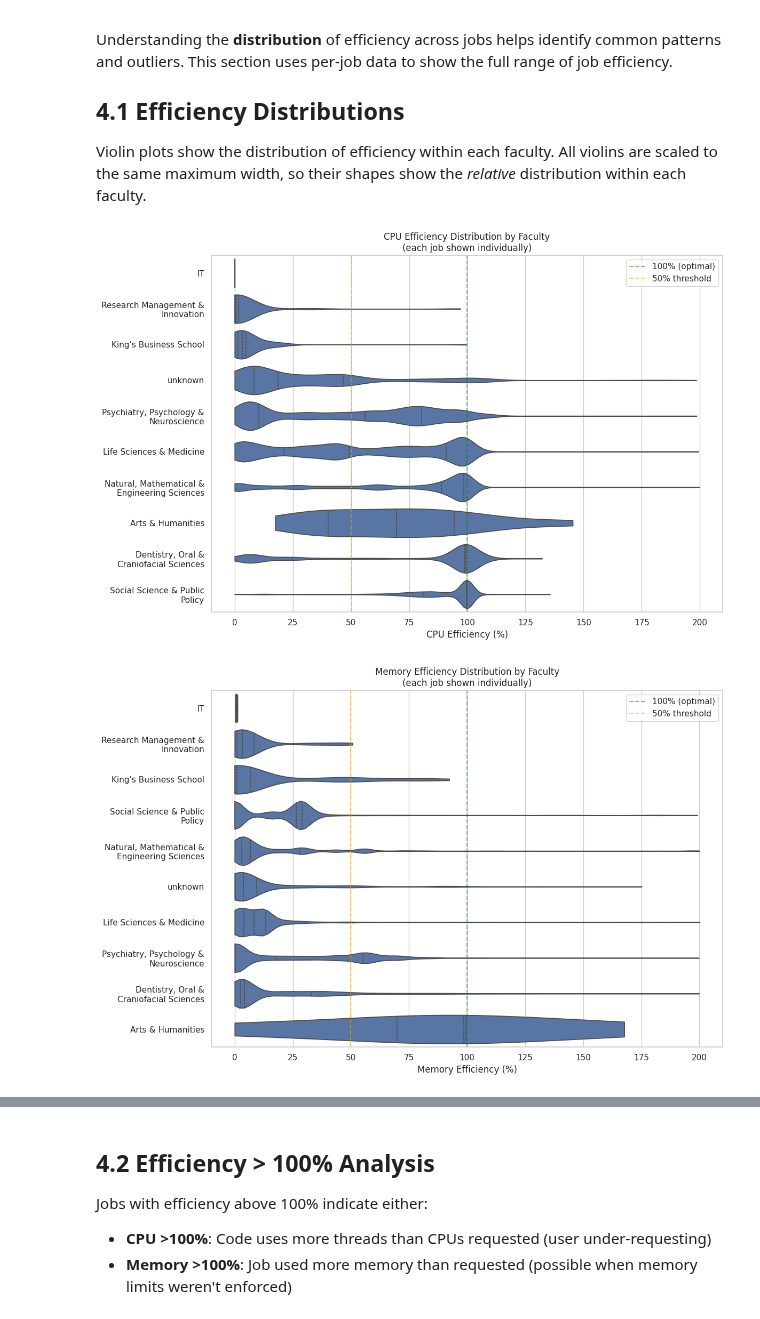
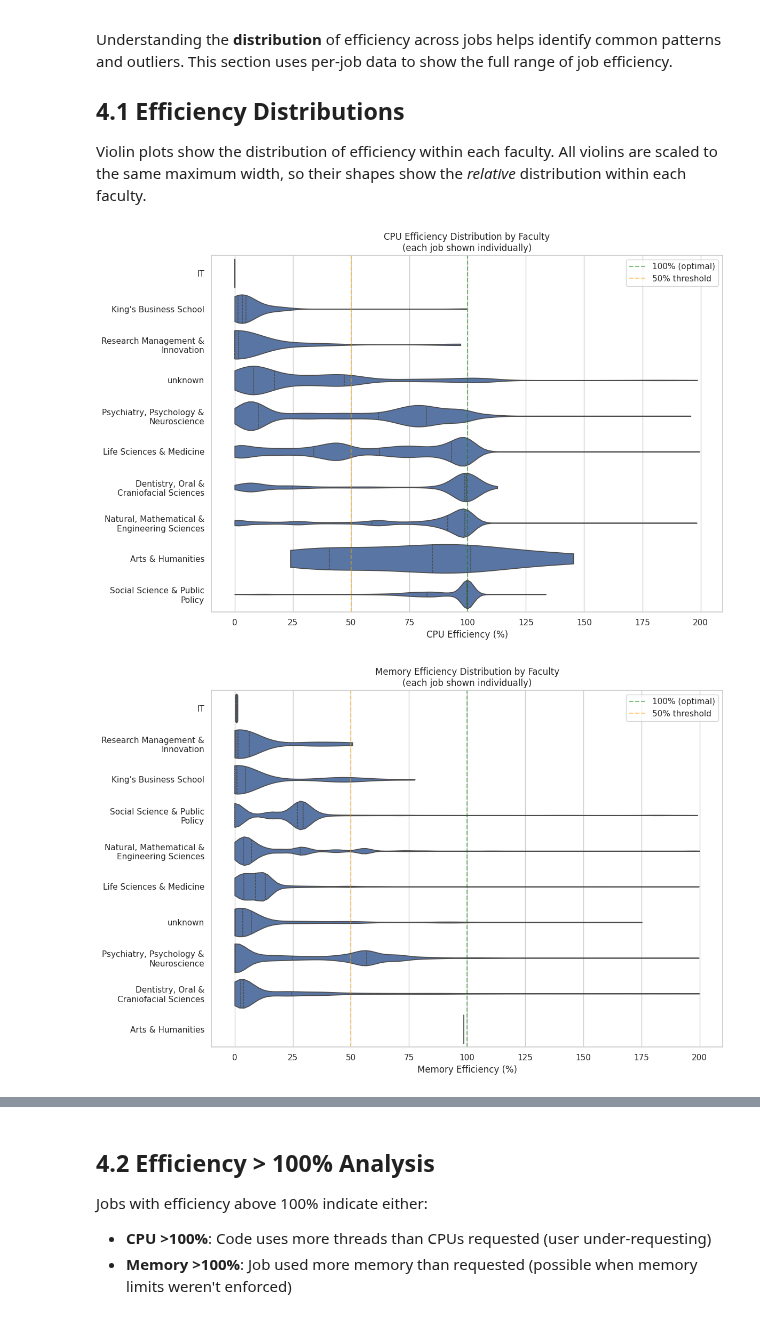
Before and after one commit to kcl-eresearch/hpc-data-analysis, a Jupyter notebook: notebooks/visualisation_users.ipynb, the cells around one changed output, grey strips where cells are left out. Drawn from its saved outputs; the diff is of its cells as text; code cells hidden in the pictures.

```diff
--- a/notebooks/visualisation_users.ipynb
+++ b/notebooks/visualisation_users.ipynb
@@ -66,34 +66,24 @@ df_faculties['faculty'] = df_faculties['faculty'].replace(FACULTY_MERGE)
 
 # --- Re-aggregate after faculty merge ---
 df_faculties['_cpu_eff_denom'] = np.where(
-    df_faculties['weighted_cpu_eff_pct'] > 0,
-    df_faculties['total_cpu_sec'] * 100 / df_faculties['weighted_cpu_eff_pct'], 0)
+    df_faculties['weighted_cpu_eff_req'] > 0,
+    df_faculties['total_cpu_sec'] * 100 / df_faculties['weighted_cpu_eff_req'], 0)
 df_faculties['_time_eff_denom'] = np.where(
-    df_faculties['weighted_time_eff_pct'] > 0,
-    df_faculties['total_elapsed_sec'] * 100 / df_faculties['weighted_time_eff_pct'], 0)
+    df_faculties['weighted_time_eff'] > 0,
+    df_faculties['total_elapsed_sec'] * 100 / df_faculties['weighted_time_eff'], 0)
 
 sum_cols = [
     'job_count', 'job_count_success', 'job_count_failed',
-    'count_completed', 'count_cancelled', 'count_failed',
-    'count_timeout', 'count_node_fail', 'count_preempted',
+    'count_timeout', 'count_out_of_memory',
     'total_elapsed_sec', 'total_cpu_sec', 'total_user_cpu_sec', 'total_sys_cpu_sec',
     'total_maxrss_bytes', 'total_reqmem_bytes',
-    'total_alloccpus', 'total_nodes', 'total_wait_sec',
+    'total_reqcpus', 'total_nodes', 'total_wait_sec',
     '_cpu_eff_denom', '_time_eff_denom',
 ]
 
-avg_eff_cols = ['avg_cpu_eff_pct', 'avg_mem_eff_pct', 'avg_time_eff_pct']
+avg_eff_cols = ['avg_cpu_eff_req', 'avg_mem_eff', 'avg_time_eff']
 for col in avg_eff_cols:
     df_faculties[f'_{col}_wsum'] = df_faculties[col].fillna(0) * df_faculties['job_count']
-    sum_cols.append(f'_{col}_wsum')
-
-success_cols = [
-    'success_weighted_cpu_eff_pct', 'success_avg_cpu_eff_pct',
-    'success_weighted_mem_eff_pct', 'success_avg_mem_eff_pct',
-    'success_weighted_time_eff_pct', 'success_avg_time_eff_pct',
-]
-for col in success_cols:
-    df_faculties[f'_{col}_wsum'] = df_faculties[col].fillna(0) * df_faculties['job_count_success']
     sum_cols.append(f'_{col}_wsum')
 
 df_faculties = df_faculties.groupby('faculty')[sum_cols].sum().reset_index()
@@ -103,26 +93,22 @@ df_faculties['avg_elapsed_sec'] = df_faculties['total_elapsed_sec'] / df_faculti
 df_faculties['avg_cpu_sec'] = df_faculties['total_cpu_sec'] / df_faculties['job_count']
 df_faculties['avg_maxrss_bytes'] = df_faculties['total_maxrss_bytes'] / df_faculties['job_count']
 df_faculties['avg_reqmem_bytes'] = df_faculties['total_reqmem_bytes'] / df_faculties['job_count']
-df_faculties['avg_alloccpus'] = df_faculties['total_alloccpus'] / df_faculties['job_count']
+df_faculties['avg_reqcpus'] = df_faculties['total_reqcpus'] / df_faculties['job_count']
 df_faculties['avg_wait_sec'] = df_faculties['total_wait_sec'] / df_faculties['job_count']
 
-df_faculties['weighted_cpu_eff_pct'] = np.where(
+df_faculties['weighted_cpu_eff_req'] = np.where(
     df_faculties['_cpu_eff_denom'] > 0,
     df_faculties['total_cpu_sec'] / df_faculties['_cpu_eff_denom'] * 100, np.nan)
-df_faculties['weighted_mem_eff_pct'] = np.where(
+df_faculties['weighted_mem_eff'] = np.where(
     df_faculties['total_reqmem_bytes'] > 0,
     df_faculties['total_maxrss_bytes'] / df_faculties['total_reqmem_bytes'] * 100, np.nan)
-df_faculties['weighted_time_eff_pct'] = np.where(
+df_faculties['weighted_time_eff'] = np.where(
     df_faculties['_time_eff_denom'] > 0,
     df_faculties['total_elapsed_sec'] / df_faculties['_time_eff_denom'] * 100, np.nan)
 
 for col in avg_eff_cols:
     df_faculties[col] = df_faculties[f'_{col}_wsum'] / df_faculties['job_count']
 
-for col in success_cols:
-    df_faculties[col] = np.where(
-        df_faculties['job_count_success'] > 0,
-        df_faculties[f'_{col}_wsum'] / df_faculties['job_count_success'], np.nan)
 
 df_faculties = df_faculties.drop(columns=[c for c in df_faculties.columns if c.startswith('_')])
 df_plot = df_faculties.sort_values('job_count', ascending=True)
@@ -152,7 +137,7 @@ try:
         df_jobs['faculty'] = df_jobs['faculty'].replace(FACULTY_MERGE)
         df_jobs['faculty_short'] = df_jobs['faculty'].map(FACULTY_SHORT).fillna(df_jobs['faculty'])
     df_jobs = df_jobs.replace('NULL', np.nan)
-    for col in ['cpu_eff_pct', 'mem_eff_pct', 'time_eff_pct', 'wait_sec', 'elapsed_sec']:
+    for col in ['cpu_eff_req', 'mem_eff', 'time_eff', 'wait_sec', 'elapsed_sec']:
         if col in df_jobs.columns:
             df_jobs[col] = pd.to_numeric(df_jobs[col], errors='coerce')
     HAS_JOB_DATA = True
@@ -344,36 +329,36 @@ Violin plots show the distribution of efficiency within each faculty. All violin
 def plot_violin_cpu_efficiency():
     """Violin plot of CPU efficiency distribution by faculty."""
     if not HAS_JOB_DATA:
         print("Per-job data not available. Run hpc-job-stats first.")
         return
 
     if 'faculty' not in df_jobs.columns:
         print("Faculty column not in job data. Run hpc-job-stats with --include-faculty.")
         return
 
-    plot_data = df_jobs[df_jobs['cpu_eff_pct'].notna() & (df_jobs['cpu_eff_pct'] <= 200)].copy()
+    plot_data = df_jobs[df_jobs['cpu_eff_req'].notna() & (df_jobs['cpu_eff_req'] <= 200)].copy()
     top_faculties = plot_data['faculty'].value_counts().head(10).index.tolist()
     plot_data = plot_data[plot_data['faculty'].isin(top_faculties)]
 
     ranking = (df_faculties[df_faculties['faculty'].isin(top_faculties)]
                .sort_values(CPU_EFF_COL))
     order = [FACULTY_SHORT.get(f, f) for f in ranking['faculty']]
 
     fig, ax = plt.subplots(figsize=(12, 8))
-    sns.violinplot(data=plot_data, y='faculty_short', x='cpu_eff_pct', ax=ax,
+    sns.violinplot(data=plot_data, y='faculty_short', x='cpu_eff_req', ax=ax,
                    cut=0, order=order, density_norm='width', inner='quartile')
     ax.axvline(x=100, color='green', linestyle='--', alpha=0.5, label='100% (optimal)')
     ax.axvline(x=50, color='orange', linestyle='--', alpha=0.5, label='50% threshold')
     ax.set_ylabel('')
     ax.set_xlabel('CPU Efficiency (%)')
     ax.set_title('CPU Efficiency Distribution by Faculty\n(each job shown individually)')
     ax.legend()
     plt.tight_layout()
     plt.show()
 
 plot_violin_cpu_efficiency()
 # %% [output]
-[figure, old version]
+[figure, new version]
 # %%
 def plot_violin_memory_efficiency():
     """Violin plot of memory efficiency distribution by faculty."""
@@ -385,7 +370,7 @@ def plot_violin_memory_efficiency():
         print("Faculty column not in job data.")
         return
 
-    plot_data = df_jobs[df_jobs['mem_eff_pct'].notna() & (df_jobs['mem_eff_pct'] <= 200)].copy()
+    plot_data = df_jobs[df_jobs['mem_eff'].notna() & (df_jobs['mem_eff'] <= 200)].copy()
     top_faculties = plot_data['faculty'].value_counts().head(10).index.tolist()
     plot_data = plot_data[plot_data['faculty'].isin(top_faculties)]
 
@@ -394,7 +379,7 @@ def plot_violin_memory_efficiency():
     order = [FACULTY_SHORT.get(f, f) for f in ranking['faculty']]
 
     fig, ax = plt.subplots(figsize=(12, 8))
-    sns.violinplot(data=plot_data, y='faculty_short', x='mem_eff_pct', ax=ax,
+    sns.violinplot(data=plot_data, y='faculty_short', x='mem_eff', ax=ax,
                    cut=0, order=order, density_norm='width', inner='quartile')
     ax.axvline(x=100, color='green', linestyle='--', alpha=0.5, label='100% (optimal)')
     ax.axvline(x=50, color='orange', linestyle='--', alpha=0.5, label='50% threshold')
@@ -407,7 +392,7 @@ def plot_violin_memory_efficiency():
 
 plot_violin_memory_efficiency()
 # %% [output]
-[figure, old version]
+[figure, new version]
 # %%
 def plot_wait_time_distribution():
     """Histogram of wait times."""
```
Also changed, not shown: parts of 19 cells of this notebook, 7 other files.
